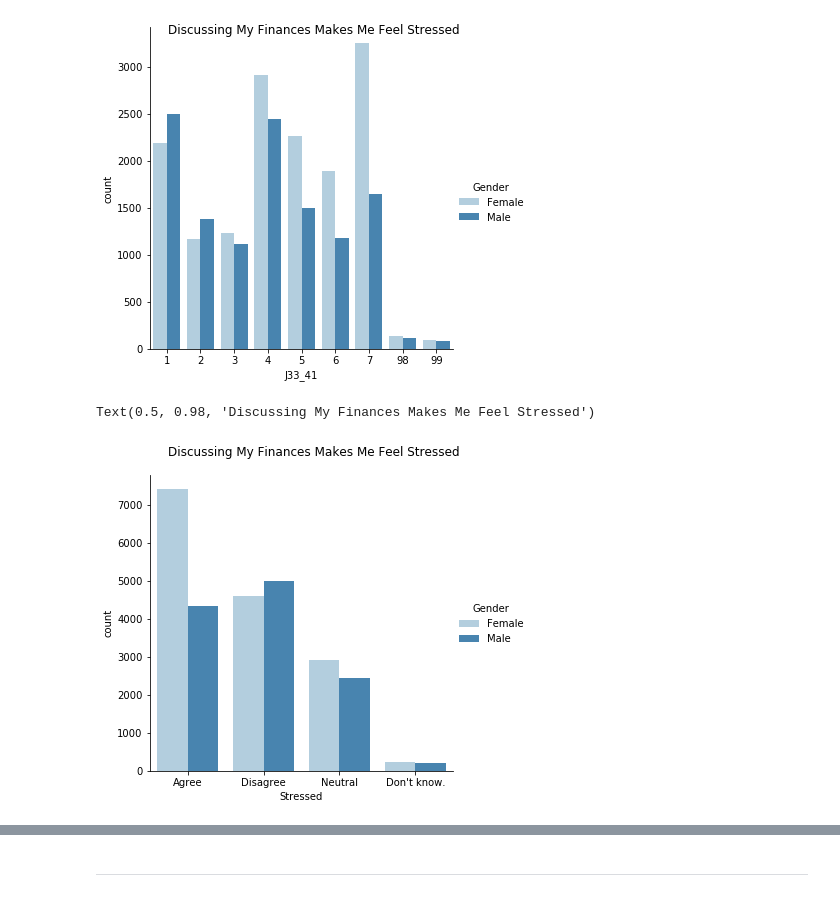
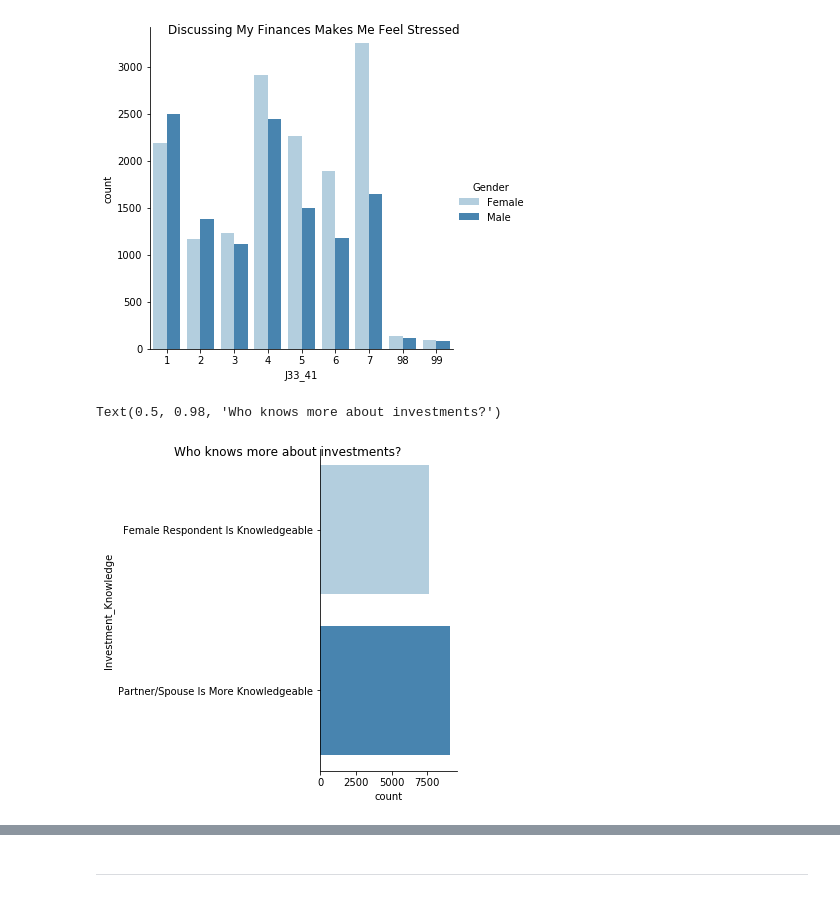
Before and after one commit to stavem/data-512-final, a Jupyter notebook: notebooks/010_EDA.ipynb, the cells around one changed output, grey strips where cells are left out. Saved outputs shown, nothing was run; the diff lists cells and outputs as text; code cells hidden in the pictures.

```diff
--- a/notebooks/010_EDA.ipynb
+++ b/notebooks/010_EDA.ipynb
@@ -115,0 +78,22 @@ bar.savefig("Seaborn_Pie_Chart.png");
+# %%
+# who has access to an investment account
+
+# create a clean column with labels
+def investment_knowledge(score):
+    if score == 1:
+        return 'Yes'
+    elif score == 2:
+        return 'No'
+    else:
+        return "Don't know"
+
+df_sbs['Hold_Investment_Account'] = df_sbs.apply(lambda x: investment_accounts(x['C1_2012']),axis=1)
+
+# plot the gender distribution
+g3 = sns.catplot(x="Hold_Investment_Account",
+            kind="count",
+            hue='Gender',
+            data=df_sbs,
+            order=["Yes", "No", "Don't know"],
+            palette=("Blues"))
+g3.fig.suptitle('Do you hold an investment account?') # can also get the figure from plt.gcf()
@@ -128,3 +115,28 @@ g.fig.suptitle('Discussing My Finances Makes Me Feel Stressed') # can also get t
 # %% [output]
 Text(0.5, 0.98, 'Discussing My Finances Makes Me Feel Stressed')
 [figure]
+# %%
+# create a clean column with labels
+def investment_knowledge(gender, knowledge):
+    if  gender == 'Male' and knowledge in ('1'):
+        return 'Partner/Spouse Is More Knowledgeable'
+    elif  gender == 'Female' and knowledge in ('1', '3'):
+        return 'Female Respondent Is Knowledgeable'
+    #elif knowledge in ('3'):
+    #    return 'Female Respondent Is Knowledgeable'
+    elif knowledge == ' ':
+        return ''
+    else:
+        return 'Partner/Spouse Is More Knowledgeable'
+
+df_sbs['Investment_Knowledge'] = df_sbs.apply(lambda x: investment_knowledge(x['Gender'], x['A14']),axis=1)
+
+
+g3 = sns.catplot(y="Investment_Knowledge",
+            kind="count",
+            data=df_sbs.where(df_sbs['Investment_Knowledge'] != ''),
+            palette=("Blues"))
+g3.fig.suptitle('Who knows more about investments?') # can also get the figure from plt.gcf()
+# %% [output]
+Text(0.5, 0.98, 'Who knows more about investments?')
+[figure, added]
@@ -131,26 +148,18 @@ Text(0.5, 0.98, 'Discussing My Finances Makes Me Feel Stressed')
 # %%
-# now plot the gender dist again:
+# create a clean column with labels
+def who_owns_account(gender, owner):
+    if  gender == 'Female' and owner in ('1','3'):
+        return 'Female Respondent Owns Account'
+    elif owner == ' ':
+        return ''
+    else:
+        return 'Partner/Spouse Owns Account'
 
-# create a clean column with labels
-def financial_stress(score):
-    if score <= 3:
-        return 'Disagree'
-    elif score == 4:
-        return 'Neutral'
-    elif score <= 7:
-        return "Agree"
-    else:
-        return "Don't know."
+df_sbs['Account_Owner'] = df_sbs.apply(lambda x: who_owns_account(x['Gender'], x['C2_2012']),axis=1)
 
-df_sbs['Stressed'] = df_sbs.apply(lambda x: financial_stress(x['J33_41']),axis=1)
 
-# plot the gender distribution
-g2 = sns.catplot(x="Stressed",
+g3 = sns.catplot(y="Account_Owner",
             kind="count",
-            hue='Gender',
-            data=df_sbs,
+            data=df_sbs.where(df_sbs['Account_Owner'] != ''),
             palette=("Blues"))
-g2.fig.suptitle('Discussing My Finances Makes Me Feel Stressed') # can also get the figure from plt.gcf()
+g3.fig.suptitle('Who owns the account?') # can also get the figure from plt.gcf()
-# %% [output]
-Text(0.5, 0.98, 'Discussing My Finances Makes Me Feel Stressed')
-[figure, removed]
```
Also changed, not shown: parts of 21 cells of this notebook, 1 other file.
